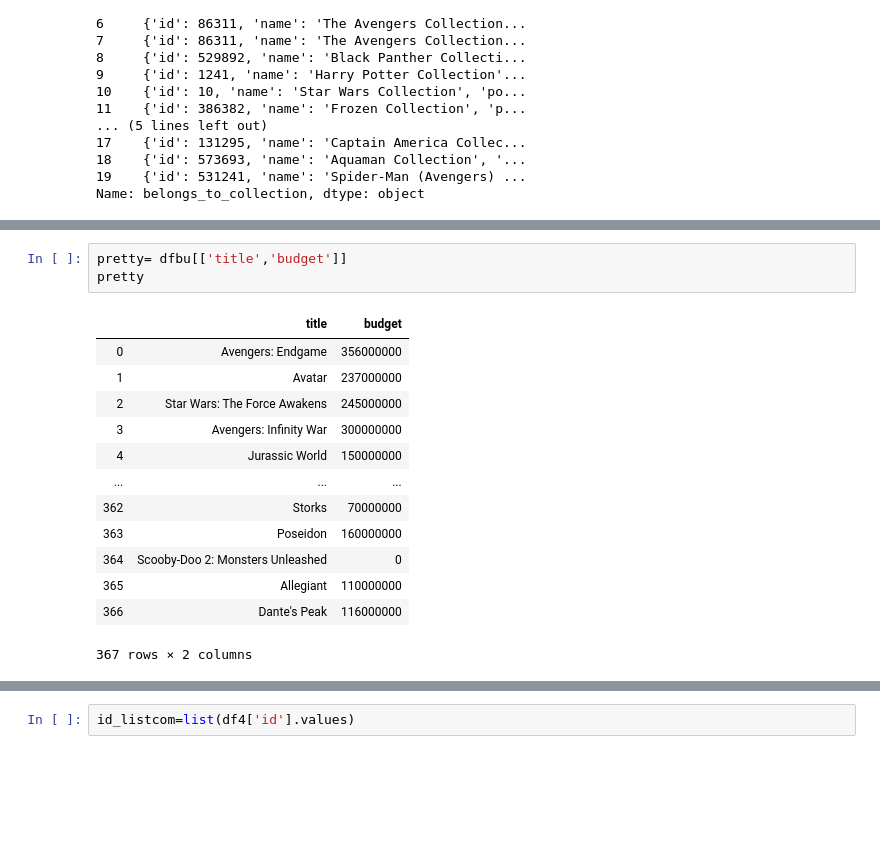
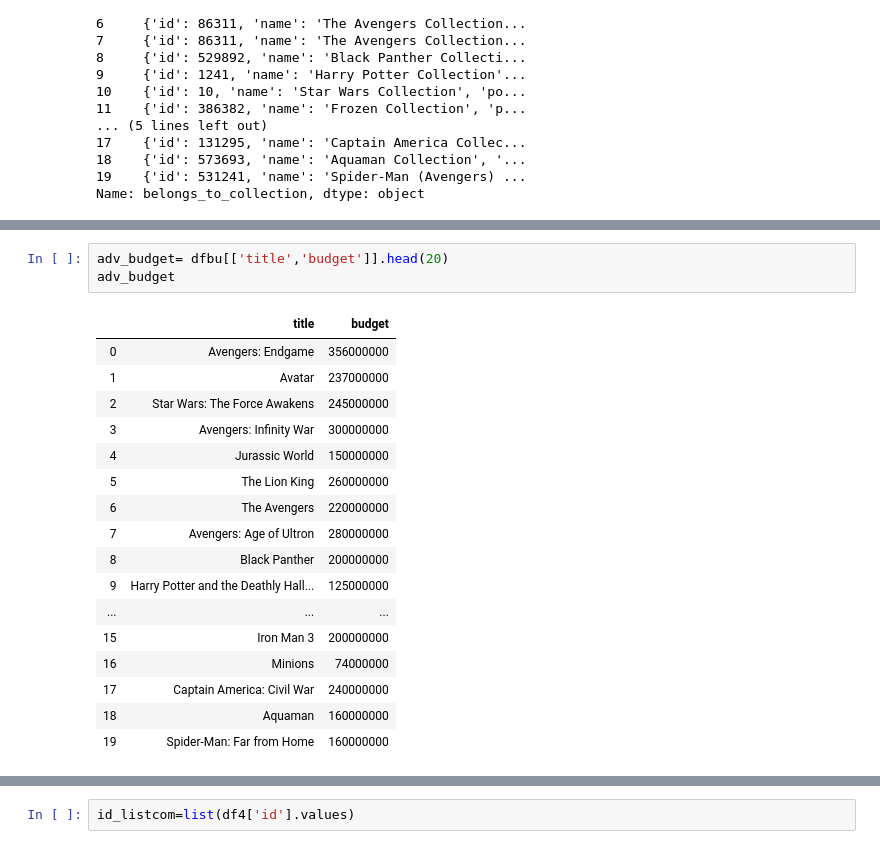
Before and after one commit to J-Joseph524/MEDIA-PROJECT-JJ-EO, a Jupyter notebook: Project.ipynb, the cells around one changed output, grey strips where cells are left out. Cells and saved outputs as stored; diff of their text form; blank space fills up the shorter version.

```diff
--- a/Project.ipynb
+++ b/Project.ipynb
@@ -394,17 +733,21 @@ Name: belongs_to_collection, dtype: object
 # %%
-pretty= dfbu[['title','budget']]
-pretty
+adv_budget= dfbu[['title','budget']].head(20)
+adv_budget
 # %% [output]
 |  | title | budget |
 | 0 | Avengers: Endgame | 356000000 |
 | 1 | Avatar | 237000000 |
 | 2 | Star Wars: The Force Awakens | 245000000 |
 | 3 | Avengers: Infinity War | 300000000 |
 | 4 | Jurassic World | 150000000 |
+| 5 | The Lion King | 260000000 |
+| 6 | The Avengers | 220000000 |
+| 7 | Avengers: Age of Ultron | 280000000 |
+| 8 | Black Panther | 200000000 |
+| 9 | Harry Potter and the Deathly Hall... | 125000000 |
 | ... | ... | ... |
-| 362 | Storks | 70000000 |
-| 363 | Poseidon | 160000000 |
-| 364 | Scooby-Doo 2: Monsters Unleashed | 0 |
-| 365 | Allegiant | 110000000 |
-| 366 | Dante's Peak | 116000000 |
+| 15 | Iron Man 3 | 200000000 |
+| 16 | Minions | 74000000 |
+| 17 | Captain America: Civil War | 240000000 |
+| 18 | Aquaman | 160000000 |
+| 19 | Spider-Man: Far from Home | 160000000 |
-367 rows × 2 columns
```
Also changed, not shown: parts of 64 cells of this notebook.
